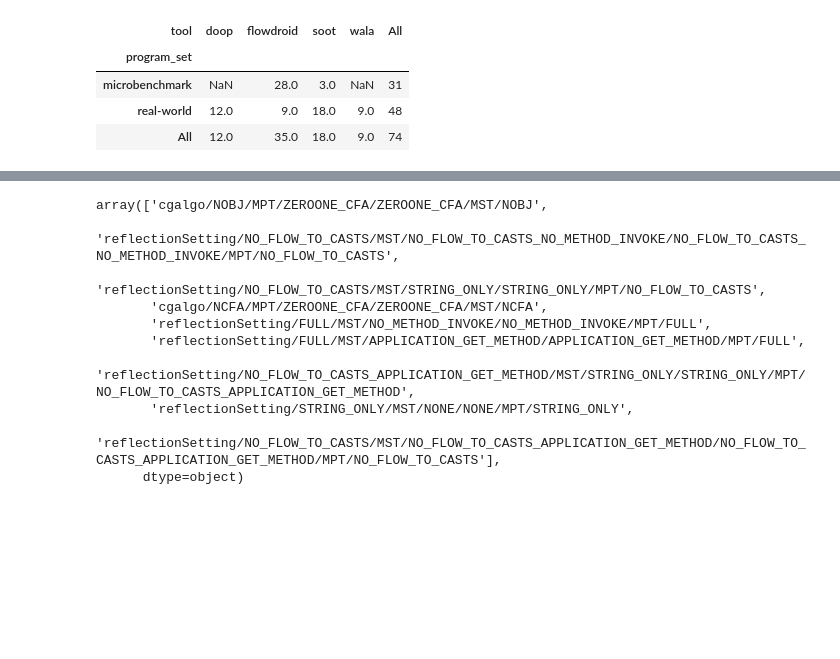
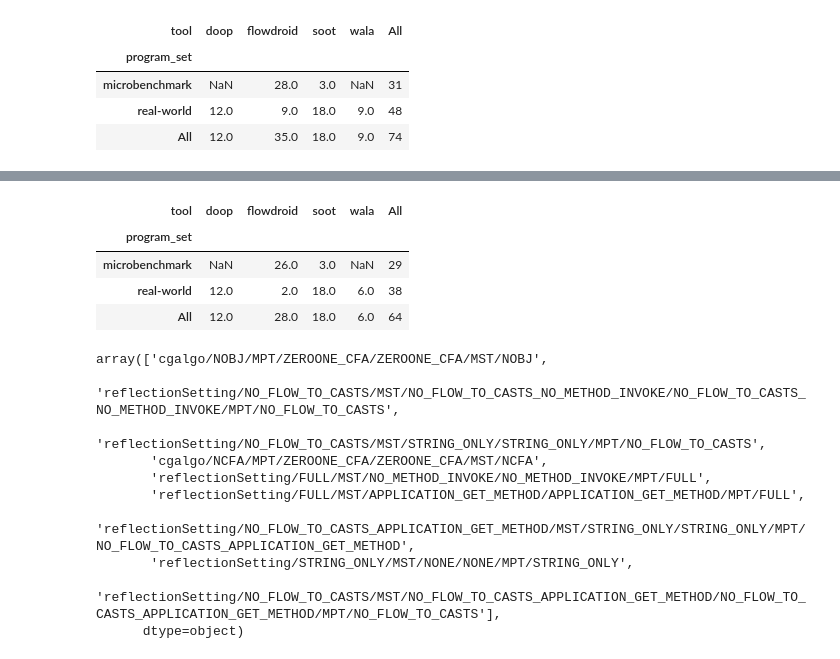
Before and after one commit to UTD-FAST-Lab/ECSTATIC, a Jupyter notebook: scripts/analysis/rq1.ipynb, the cells around one changed output, grey strips where cells are left out. Saved outputs shown, nothing was run; the diff lists cells and outputs as text; code cells hidden in the pictures; blank space fills up the shorter version.

```diff
--- a/scripts/analysis/rq1.ipynb
+++ b/scripts/analysis/rq1.ipynb
@@ -45,3 +34,13 @@ pvt
+# %%
+pvt = pd.pivot_table(transform[transform.seed == 'NONE'], index='program_set', values='partial_order', columns=['tool'],
+                     aggfunc=lambda x: len(x.unique()), margins=True)
+pvt
+# %% [output]
+| tool | doop | flowdroid | soot | wala | All |
+| program_set |  |  |  |  |  |
+| microbenchmark | NaN | 26.0 | 3.0 | NaN | 29 |
+| real-world | 12.0 | 2.0 | 18.0 | 6.0 | 38 |
+| All | 12.0 | 28.0 | 18.0 | 6.0 | 64 |
 # %%
 df[(df.tool == 'wala') & (df.program_set == 'dacapo-2006')].partial_order.unique()
 # %% [output]
```
Also changed, not shown: parts of 6 cells of this notebook, 1 other file.
